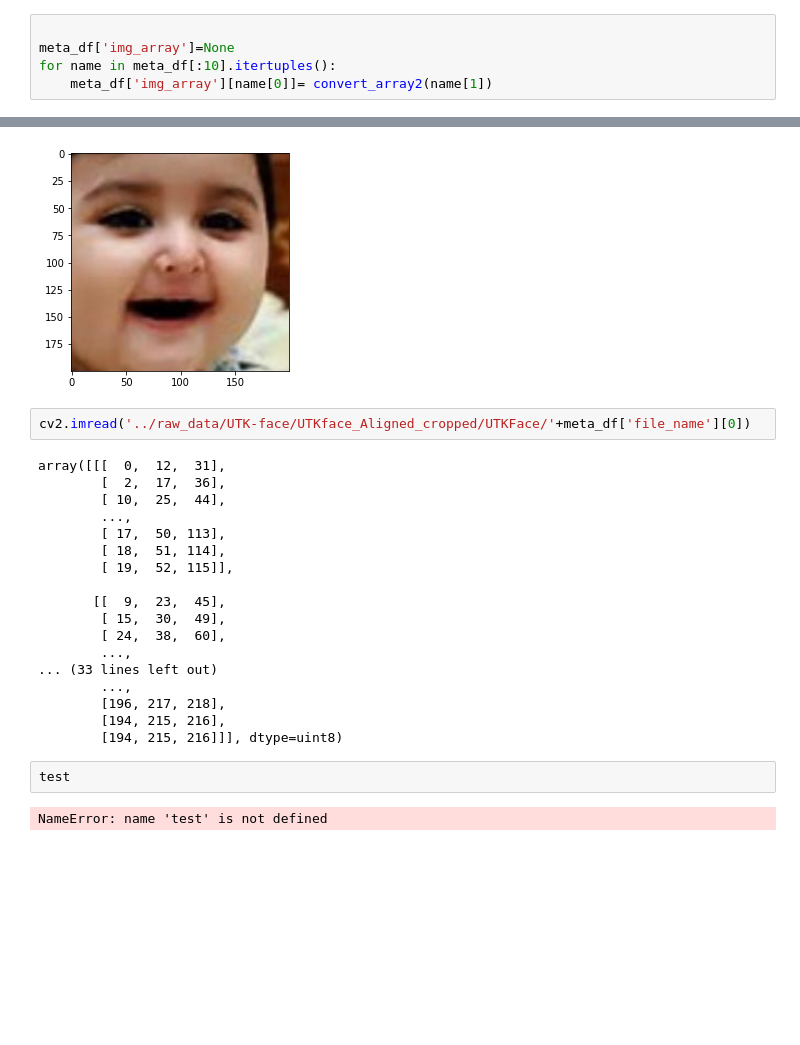
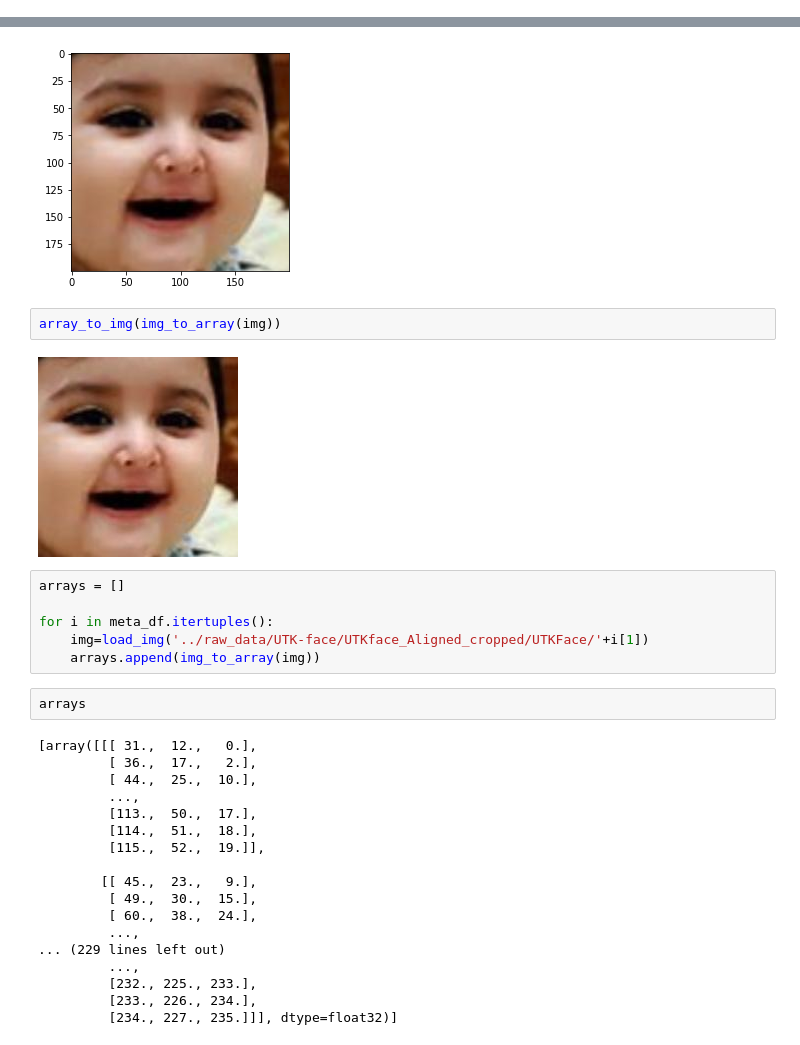
Before and after one commit to adrian-drifter/face_detector, a Jupyter notebook: notebooks/table_integration.ipynb, the cells around one changed output, grey strips where cells are left out. Cells and saved outputs as stored; diff of their text form; blank space fills up the shorter version.

```diff
--- a/notebooks/table_integration.ipynb
+++ b/notebooks/table_integration.ipynb
@@ -45,5 +44,0 @@ def convert_array2(name):
-# %%
-
-meta_df['img_array']=None
-for name in meta_df[:10].itertuples():
-    meta_df['img_array'][name[0]]= convert_array2(name[1])
@@ -118,26 +49,32 @@ plt.imshow(img)
 <matplotlib.image.AxesImage at 0x...>
 [figure]
 # %%
-cv2.imread('../raw_data/UTK-face/UTKface_Aligned_cropped/UTKFace/'+meta_df['file_name'][0])
+array_to_img(img_to_array(img))
 # %% [output]
-array([[[  0,  12,  31],
-        [  2,  17,  36],
-        [ 10,  25,  44],
-        ...,
-        [ 17,  50, 113],
-        [ 18,  51, 114],
-        [ 19,  52, 115]],
-
-       [[  9,  23,  45],
-        [ 15,  30,  49],
-        [ 24,  38,  60],
-        ...,
-... (33 lines left out)
-        ...,
-        [196, 217, 218],
-        [194, 215, 216],
-        [194, 215, 216]]], dtype=uint8)
+[figure, added]
-# %%
-test
-# %% [output]
-NameError: name 'test' is not defined
+# %%
+arrays = []
+
+for i in meta_df.itertuples():
+    img=load_img('../raw_data/UTK-face/UTKface_Aligned_cropped/UTKFace/'+i[1])
+    arrays.append(img_to_array(img))
+# %%
+arrays
+# %% [output]
+[array([[[ 31.,  12.,   0.],
+         [ 36.,  17.,   2.],
+         [ 44.,  25.,  10.],
+         ...,
+         [113.,  50.,  17.],
+         [114.,  51.,  18.],
+         [115.,  52.,  19.]],
+
+        [[ 45.,  23.,   9.],
+         [ 49.,  30.,  15.],
+         [ 60.,  38.,  24.],
+         ...,
+... (229 lines left out)
+         ...,
+         [232., 225., 233.],
+         [233., 226., 234.],
+         [234., 227., 235.]]], dtype=float32)]
```
Also changed, not shown: parts of 11 cells of this notebook, 1 other file.
